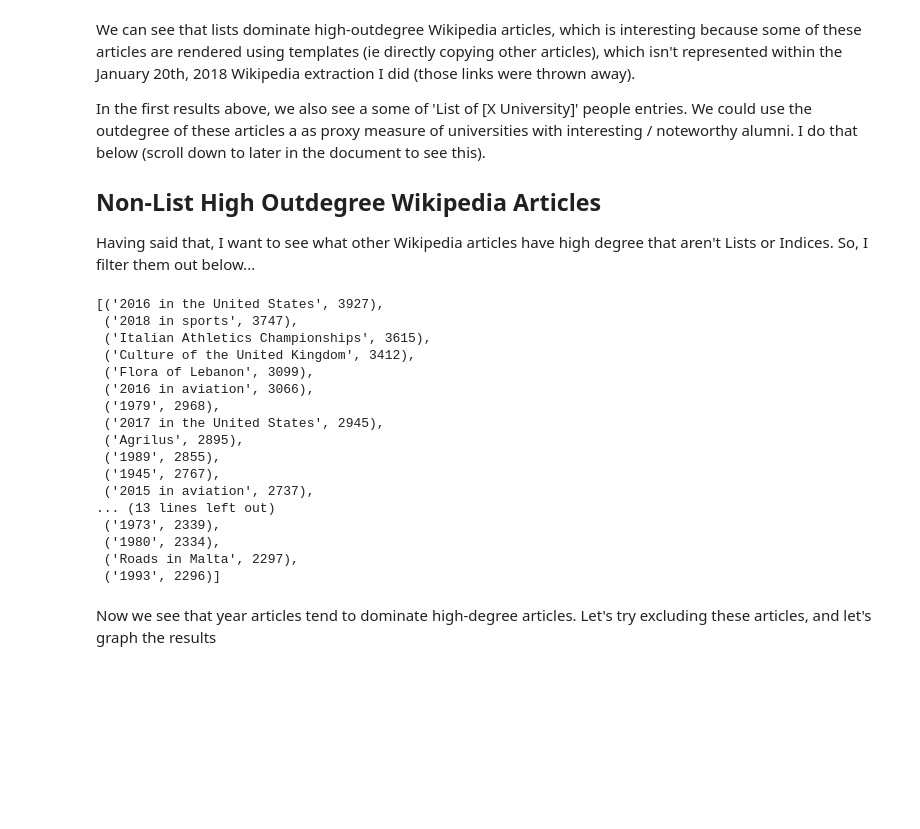
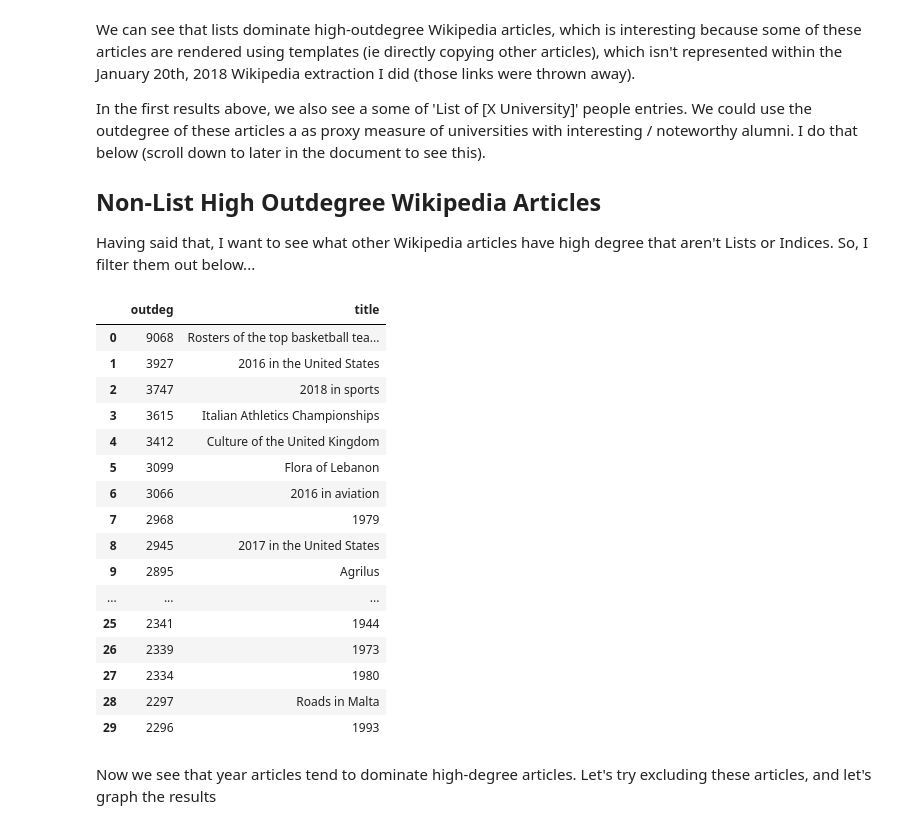
Before and after one commit to lacoperon/Wikipedia_Embedding, a Jupyter notebook: data_analysis.ipynb, the cells around one changed output. Cells and saved outputs as stored; diff of their text form; code cells hidden in the pictures; blank space fills up the shorter version.

```diff
--- a/data_analysis.ipynb
+++ b/data_analysis.ipynb
@@ -191,25 +194,26 @@ In the first results above, we also see a some of 'List of [X University]' peopl
 Having said that, I want to see what other Wikipedia articles have high degree that aren't Lists or Indices. So, I filter them out below...
 # %%
 f_t_outdegs = list(filter(lambda x : not re.search("((L|l)ist)|(Index)|(Timeline)", x[0]), t_outdegs))
-f_t_outdegs[1:30]
+f_t_df = outdeg_to_df(f_t_outdegs, 30)
+f_t_df.head(30)
 # %% [output]
-[('2016 in the United States', 3927),
- ('2018 in sports', 3747),
- ('Italian Athletics Championships', 3615),
- ('Culture of the United Kingdom', 3412),
- ('Flora of Lebanon', 3099),
- ('2016 in aviation', 3066),
- ('1979', 2968),
- ('2017 in the United States', 2945),
- ('Agrilus', 2895),
- ('1989', 2855),
- ('1945', 2767),
- ('2015 in aviation', 2737),
-... (13 lines left out)
- ('1973', 2339),
- ('1980', 2334),
- ('Roads in Malta', 2297),
- ('1993', 2296)]
+|  | outdeg | title |
+| 0 | 9068 | Rosters of the top basketball tea... |
+| 1 | 3927 | 2016 in the United States |
+| 2 | 3747 | 2018 in sports |
+| 3 | 3615 | Italian Athletics Championships |
+| 4 | 3412 | Culture of the United Kingdom |
+| 5 | 3099 | Flora of Lebanon |
+| 6 | 3066 | 2016 in aviation |
+| 7 | 2968 | 1979 |
+| 8 | 2945 | 2017 in the United States |
+| 9 | 2895 | Agrilus |
+| ... | ... | ... |
+| 25 | 2341 | 1944 |
+| 26 | 2339 | 1973 |
+| 27 | 2334 | 1980 |
+| 28 | 2297 | Roads in Malta |
+| 29 | 2296 | 1993 |
 # %% [markdown]
 Now we see that year articles tend to dominate high-degree articles. Let's try excluding these articles, and let's graph the results
 # %%
```
Also changed, not shown: parts of 25 cells of this notebook.
